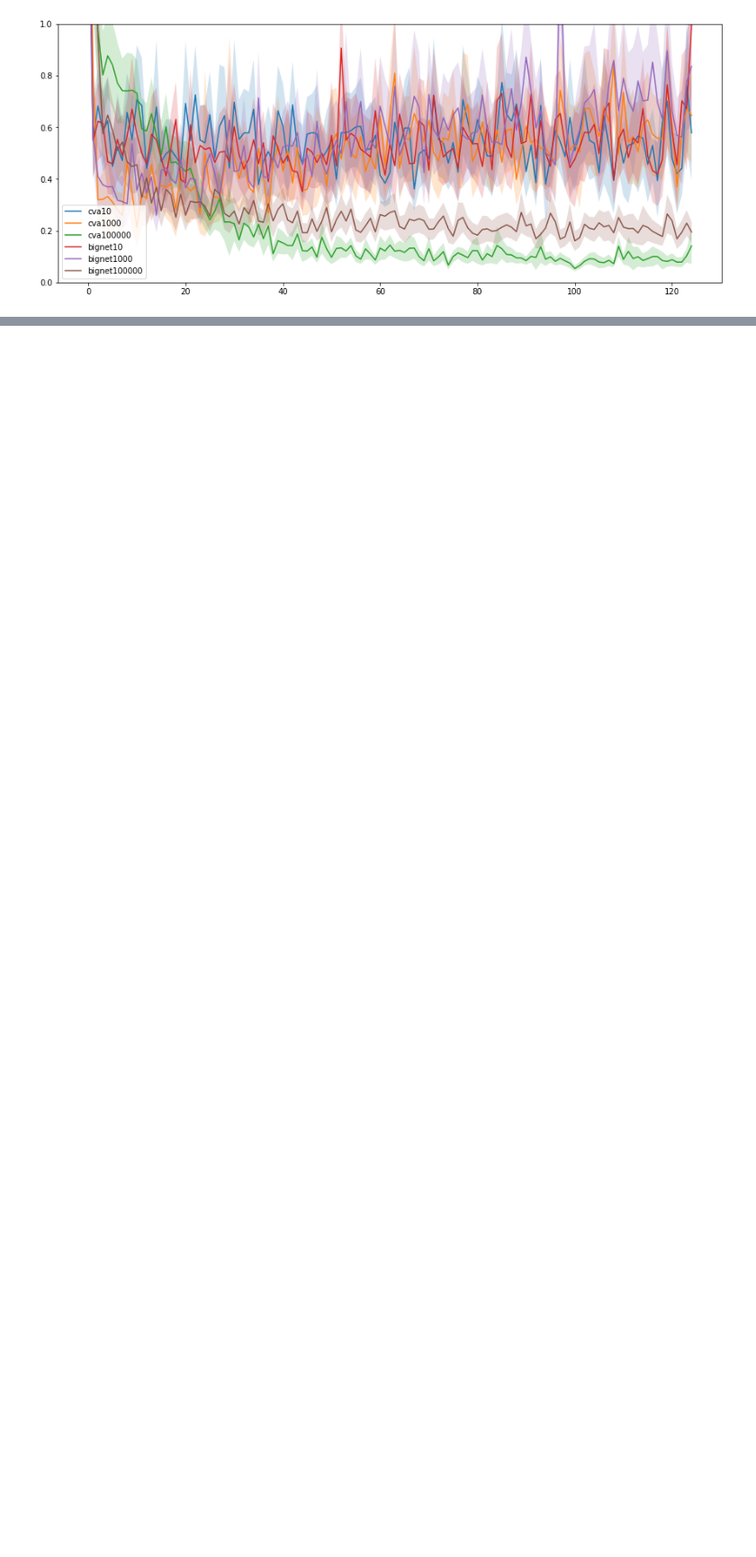
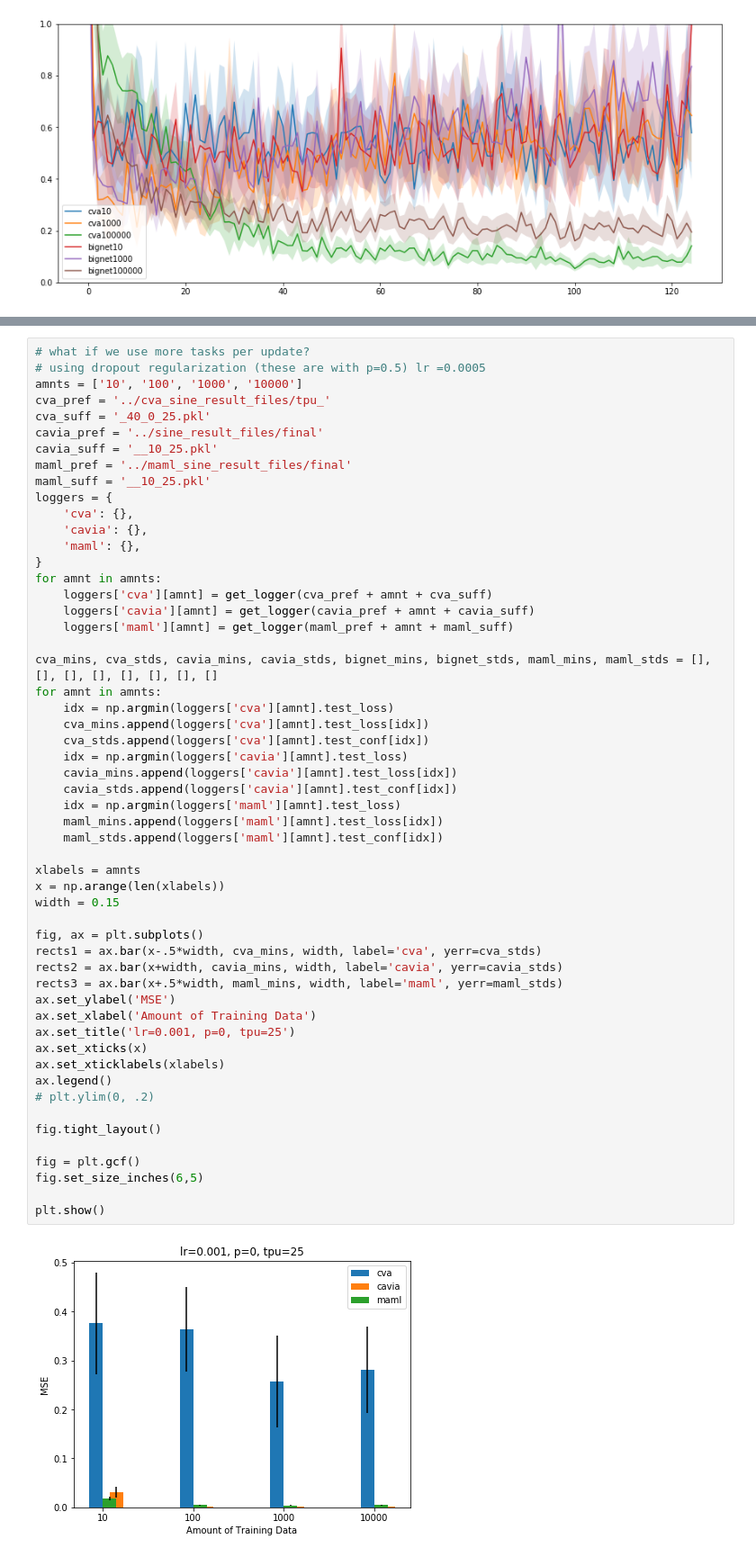
Before and after one commit to JacobTyo/cavia, a Jupyter notebook: regression/notebooks/EasyCompairisonsFinalOptimistic.ipynb, the cells around one changed output, grey strips where cells are left out. Shown at 90% size. Saved outputs shown, nothing was run; the diff lists cells and outputs as text; blank space fills up the shorter version.

```diff
--- a/regression/notebooks/EasyCompairisonsFinalOptimistic.ipynb
+++ b/regression/notebooks/EasyCompairisonsFinalOptimistic.ipynb
@@ -1156,0 +1213,56 @@ plt.show()
+# %%
+# what if we use more tasks per update?
+# using dropout regularization (these are with p=0.5) lr =0.0005
+amnts = ['10', '100', '1000', '10000']
+cva_pref = '../cva_sine_result_files/tpu_'
+cva_suff = '_40_0_25.pkl'
+cavia_pref = '../sine_result_files/final'
+cavia_suff = '__10_25.pkl'
+maml_pref = '../maml_sine_result_files/final'
+maml_suff = '__10_25.pkl'
+loggers = {
+    'cva': {},
+    'cavia': {},
+    'maml': {},
+}
+for amnt in amnts:
+    loggers['cva'][amnt] = get_logger(cva_pref + amnt + cva_suff)
+    loggers['cavia'][amnt] = get_logger(cavia_pref + amnt + cavia_suff)
+    loggers['maml'][amnt] = get_logger(maml_pref + amnt + maml_suff)
+
+cva_mins, cva_stds, cavia_mins, cavia_stds, bignet_mins, bignet_stds, maml_mins, maml_stds = [], [], [], [], [], [], [], []
+for amnt in amnts:
+    idx = np.argmin(loggers['cva'][amnt].test_loss)
+    cva_mins.append(loggers['cva'][amnt].test_loss[idx])
+    cva_stds.append(loggers['cva'][amnt].test_conf[idx])
+    idx = np.argmin(loggers['cavia'][amnt].test_loss)
+    cavia_mins.append(loggers['cavia'][amnt].test_loss[idx])
+    cavia_stds.append(loggers['cavia'][amnt].test_conf[idx])
+    idx = np.argmin(loggers['maml'][amnt].test_loss)
+    maml_mins.append(loggers['maml'][amnt].test_loss[idx])
+    maml_stds.append(loggers['maml'][amnt].test_conf[idx])
+
+xlabels = amnts
+x = np.arange(len(xlabels))
+width = 0.15
+
+fig, ax = plt.subplots()
+rects1 = ax.bar(x-.5*width, cva_mins, width, label='cva', yerr=cva_stds)
+rects2 = ax.bar(x+width, cavia_mins, width, label='cavia', yerr=cavia_stds)
+rects3 = ax.bar(x+.5*width, maml_mins, width, label='maml', yerr=maml_stds)
+ax.set_ylabel('MSE')
+ax.set_xlabel('Amount of Training Data')
+ax.set_title('lr=0.001, p=0, tpu=25')
+ax.set_xticks(x)
+ax.set_xticklabels(xlabels)
+ax.legend()
+# plt.ylim(0, .2)
+
+fig.tight_layout()
+
+fig = plt.gcf()
+fig.set_size_inches(6,5)
+
+plt.show()
+# %% [output]
+[figure, added]
```
Also changed, not shown: parts of 1 cell of this notebook, 8 other files.
